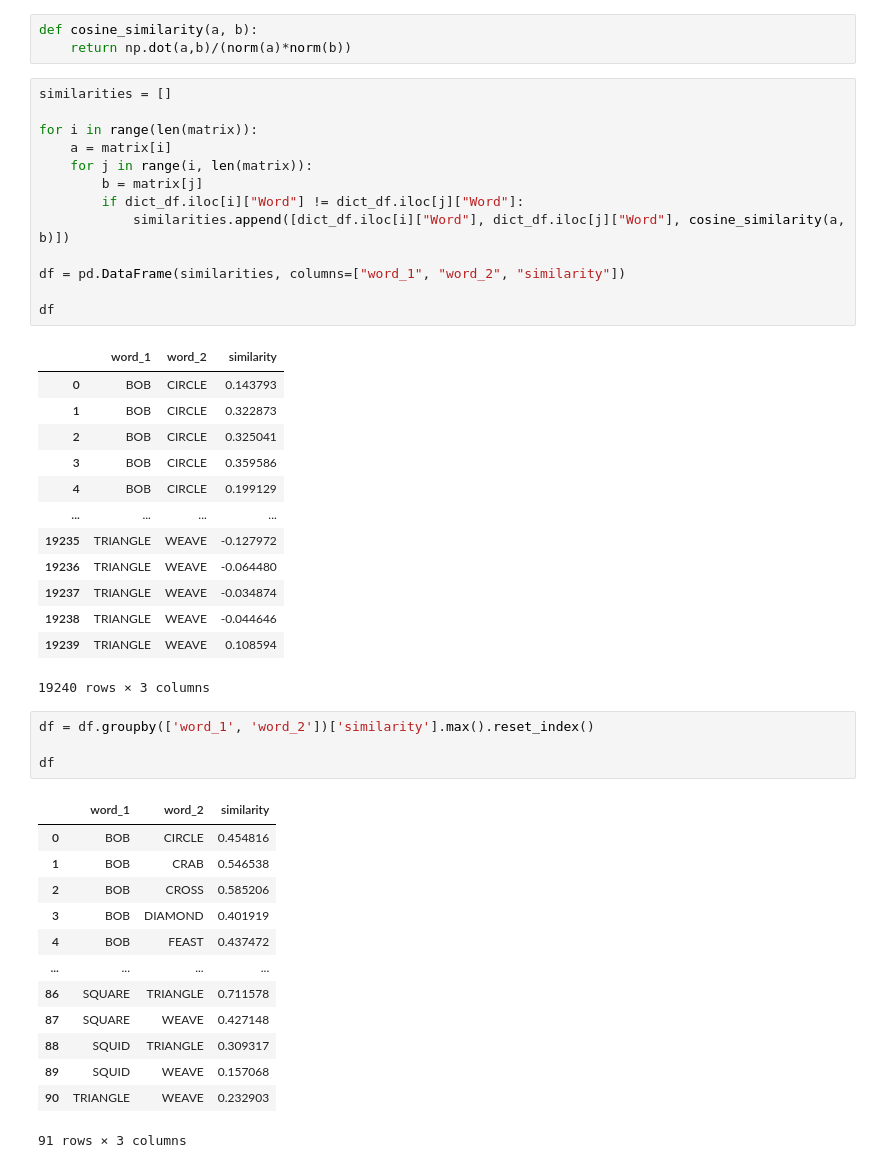
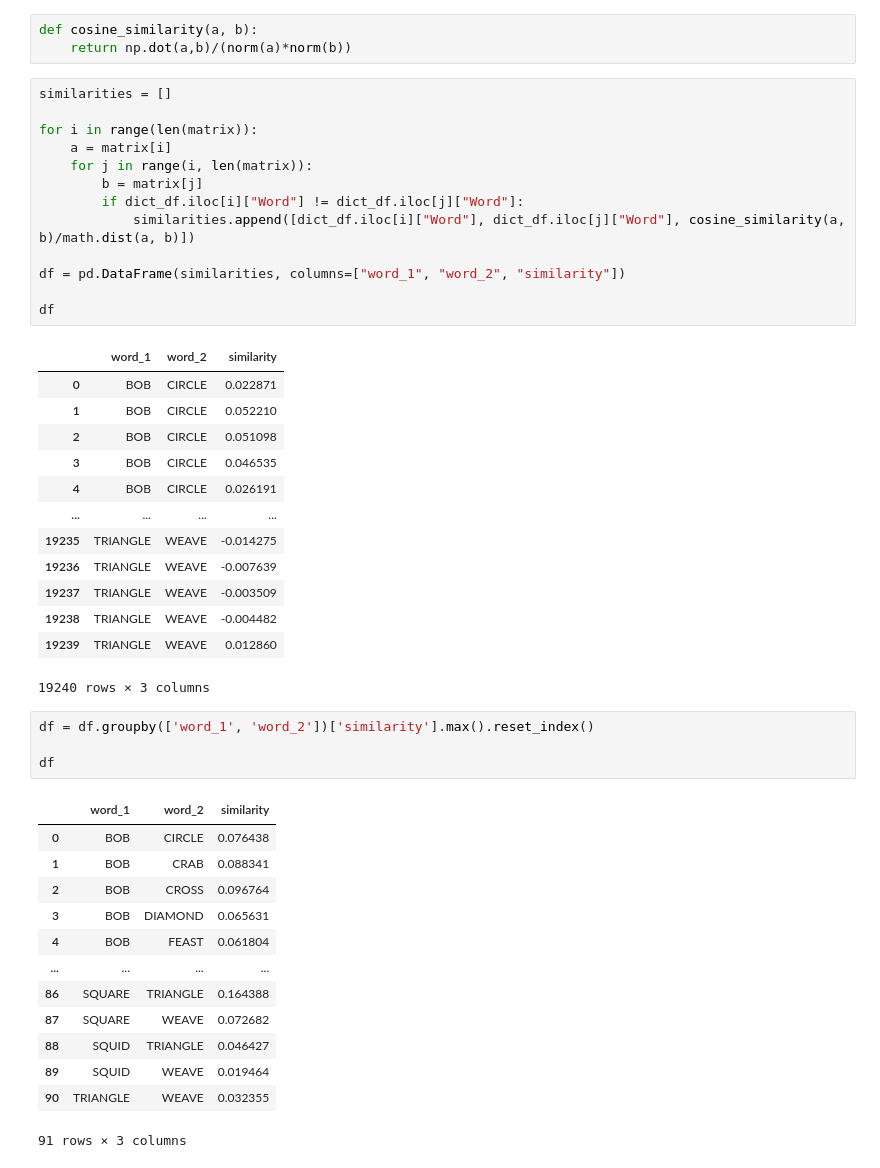
Before and after one commit to VincentZhao12/nyt-crossed, a Jupyter notebook: connect/connections_transfomers.ipynb, the cells around one changed output. Cells and saved outputs as stored; diff of their text form.

Commit message:
changed similarity calculations for better result in transformer model
Signed-off-by: Vincent Zhao <59675522+VincentZhao12@users.noreply.github.com>

```diff
--- a/connect/connections_transfomers.ipynb
+++ b/connect/connections_transfomers.ipynb
@@ -74,29 +75,29 @@ def cosine_similarity(a, b):
 # %%
 similarities = []
 
 for i in range(len(matrix)):
     a = matrix[i]
     for j in range(i, len(matrix)):
         b = matrix[j]
         if dict_df.iloc[i]["Word"] != dict_df.iloc[j]["Word"]:
-            similarities.append([dict_df.iloc[i]["Word"], dict_df.iloc[j]["Word"], cosine_similarity(a, b)])
+            similarities.append([dict_df.iloc[i]["Word"], dict_df.iloc[j]["Word"], cosine_similarity(a, b)/math.dist(a, b)])
 
 df = pd.DataFrame(similarities, columns=["word_1", "word_2", "similarity"])
 
 df
 # %% [output]
 |  | word_1 | word_2 | similarity |
-| 0 | BOB | CIRCLE | 0.143793 |
-| 1 | BOB | CIRCLE | 0.322873 |
-| 2 | BOB | CIRCLE | 0.325041 |
-| 3 | BOB | CIRCLE | 0.359586 |
-| 4 | BOB | CIRCLE | 0.199129 |
+| 0 | BOB | CIRCLE | 0.022871 |
+| 1 | BOB | CIRCLE | 0.052210 |
+| 2 | BOB | CIRCLE | 0.051098 |
+| 3 | BOB | CIRCLE | 0.046535 |
+| 4 | BOB | CIRCLE | 0.026191 |
 | ... | ... | ... | ... |
-| 19235 | TRIANGLE | WEAVE | -0.127972 |
-| 19236 | TRIANGLE | WEAVE | -0.064480 |
-| 19237 | TRIANGLE | WEAVE | -0.034874 |
-| 19238 | TRIANGLE | WEAVE | -0.044646 |
-| 19239 | TRIANGLE | WEAVE | 0.108594 |
+| 19235 | TRIANGLE | WEAVE | -0.014275 |
+| 19236 | TRIANGLE | WEAVE | -0.007639 |
+| 19237 | TRIANGLE | WEAVE | -0.003509 |
+| 19238 | TRIANGLE | WEAVE | -0.004482 |
+| 19239 | TRIANGLE | WEAVE | 0.012860 |
 19240 rows × 3 columns
 # %%
 df = df.groupby(['word_1', 'word_2'])['similarity'].max().reset_index()
@@ -104,17 +105,17 @@ df = df.groupby(['word_1', 'word_2'])['similarity'].max().reset_index()
 df
 # %% [output]
 |  | word_1 | word_2 | similarity |
-| 0 | BOB | CIRCLE | 0.454816 |
-| 1 | BOB | CRAB | 0.546538 |
-| 2 | BOB | CROSS | 0.585206 |
-| 3 | BOB | DIAMOND | 0.401919 |
-| 4 | BOB | FEAST | 0.437472 |
+| 0 | BOB | CIRCLE | 0.076438 |
+| 1 | BOB | CRAB | 0.088341 |
+| 2 | BOB | CROSS | 0.096764 |
+| 3 | BOB | DIAMOND | 0.065631 |
+| 4 | BOB | FEAST | 0.061804 |
 | ... | ... | ... | ... |
-| 86 | SQUARE | TRIANGLE | 0.711578 |
-| 87 | SQUARE | WEAVE | 0.427148 |
-| 88 | SQUID | TRIANGLE | 0.309317 |
-| 89 | SQUID | WEAVE | 0.157068 |
-| 90 | TRIANGLE | WEAVE | 0.232903 |
+| 86 | SQUARE | TRIANGLE | 0.164388 |
+| 87 | SQUARE | WEAVE | 0.072682 |
+| 88 | SQUID | TRIANGLE | 0.046427 |
+| 89 | SQUID | WEAVE | 0.019464 |
+| 90 | TRIANGLE | WEAVE | 0.032355 |
 91 rows × 3 columns
 # %%
 df = df.drop_duplicates()
```
Also changed, not shown: parts of 4 cells of this notebook, 1 other file.
